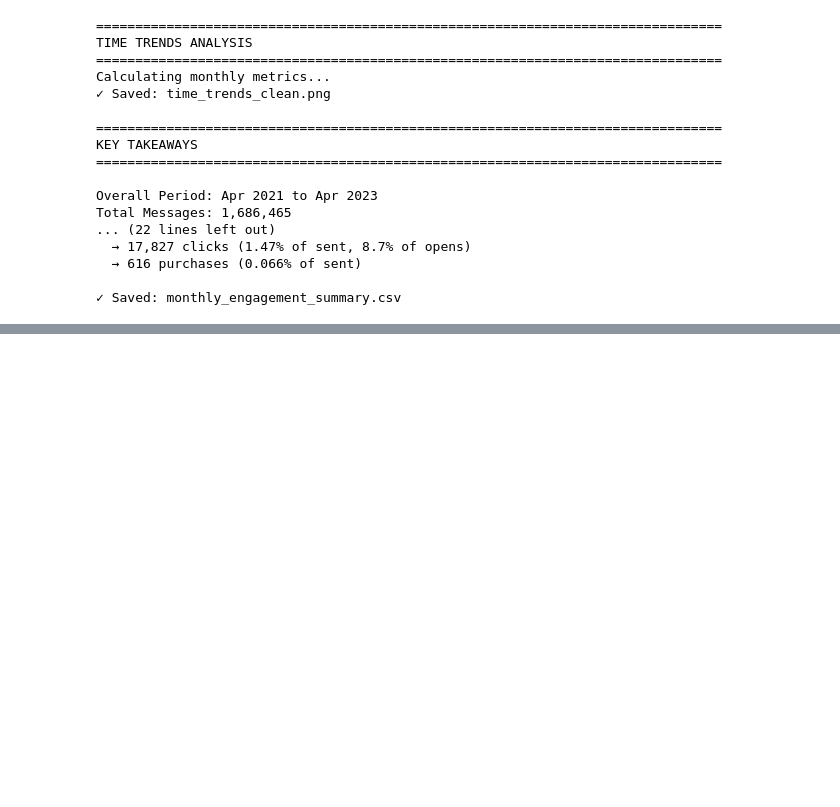
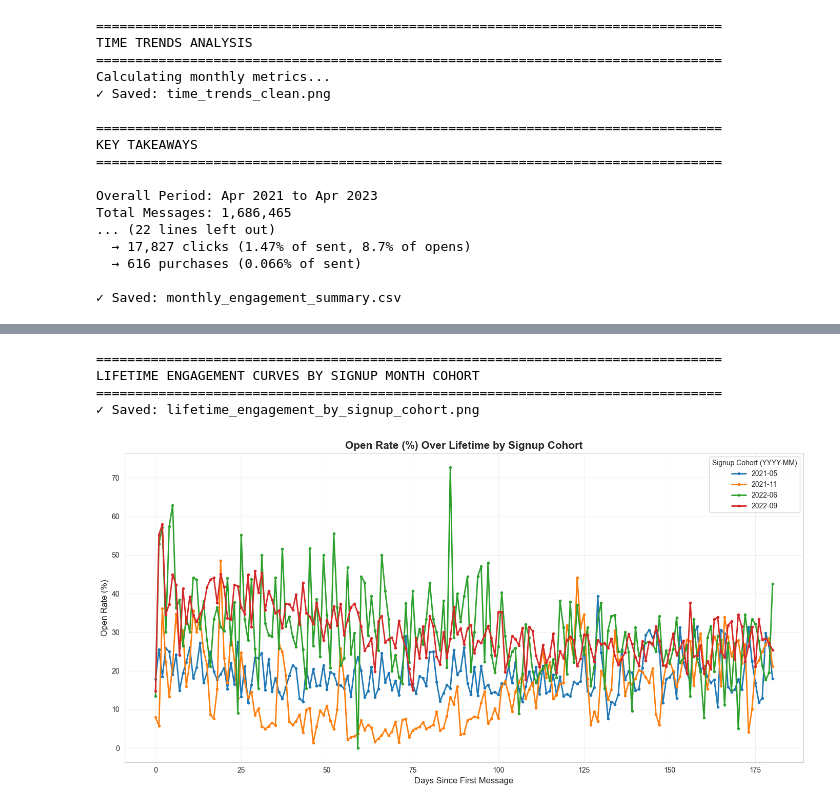
Before and after one commit to NikolozDarsalia/message-campaign-engagement-analysis, a Jupyter notebook: EDA/sgf/sgf_EDA.ipynb, the cells around one changed output, grey strips where cells are left out. Drawn from its saved outputs; the diff is of its cells as text; code cells hidden in the pictures; blank space fills up the shorter version.

```diff
--- a/EDA/sgf/sgf_EDA.ipynb
+++ b/EDA/sgf/sgf_EDA.ipynb
@@ -760,0 +846,74 @@ bin_30d
+# %%
+print("\n" + "=" * 80)
+print("LIFETIME ENGAGEMENT CURVES BY SIGNUP MONTH COHORT")
+print("=" * 80)
+
+# Keep rows that have signup_month
+cohort_df = df_life.dropna(subset=['signup_month']).copy()
+cohort_df['signup_label'] = cohort_df['signup_month'].dt.strftime('%Y-%m')
+
+# Pick top 4 cohorts by user count
+top_signup = (
+    cohort_df
+    .groupby('signup_label')['client_id']
+    .nunique()
+    .sort_values(ascending=False)
+    .head(4)
+    .index
+)
+
+cohort_df = cohort_df[cohort_df['signup_label'].isin(top_signup)]
+
+eng_by_signup = (
+    cohort_df
+    .groupby(['days_since_first_message', 'signup_label'])
+    .agg(
+        messages=('client_id', 'count'),
+        engaged=(metric_col, 'sum')
+    )
+    .reset_index()
+)
+eng_by_signup['rate'] = eng_by_signup['engaged'] / eng_by_signup['messages'] * 100
+
+# Plot
+fig, ax = plt.subplots(figsize=(14, 7))
+
+for label, grp in eng_by_signup.groupby('signup_label'):
+    grp = grp.sort_values('days_since_first_message')
+    ax.plot(
+        grp['days_since_first_message'],
+        grp['rate'],
+        marker='o',
+        linewidth=2,
+        markersize=3,
+        label=label
+    )
+
+ax.set_title(f'{metric_name} Over Lifetime by Signup Cohort',
+             fontsize=15, fontweight='bold')
+ax.set_xlabel('Days Since First Message', fontsize=12)
+ax.set_ylabel(metric_name, fontsize=12)
+ax.legend(title='Signup Cohort (YYYY-MM)')
+ax.grid(True, alpha=0.3)
+
+plt.tight_layout()
+plt.savefig('lifetime_engagement_by_signup_cohort.png', dpi=150, bbox_inches='tight')
+print("✓ Saved: lifetime_engagement_by_signup_cohort.png")
+plt.show()
+
+# Summary: average engagement in first 30 days by cohort
+summary_signup_30 = (
+    eng_by_signup[eng_by_signup['days_since_first_message'] <= 30]
+    .groupby('signup_label')['rate']
+    .mean()
+    .round(2)
+    .sort_values(ascending=False)
+)
+print("\nAverage engagement in first 30 days by signup cohort:")
+print(summary_signup_30)
+# %% [output]
+================================================================================
+LIFETIME ENGAGEMENT CURVES BY SIGNUP MONTH COHORT
+================================================================================
+✓ Saved: lifetime_engagement_by_signup_cohort.png
+[figure, added]
```
Also changed, not shown: parts of 33 cells of this notebook, 4 other files.
